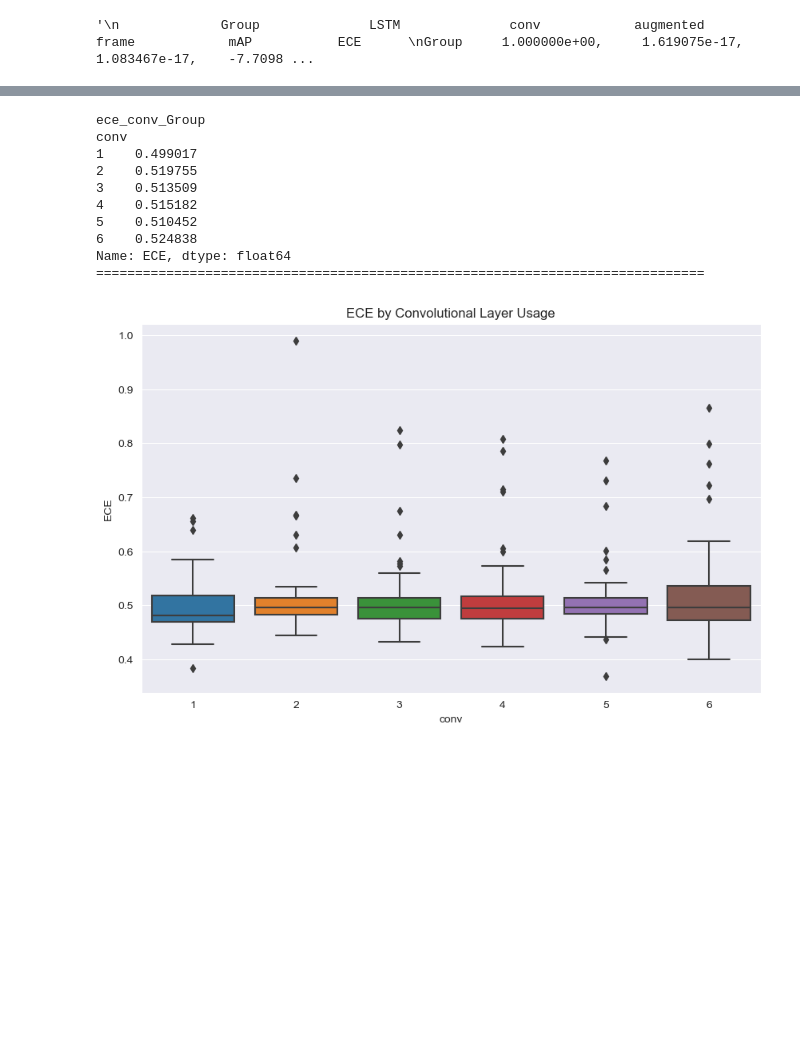
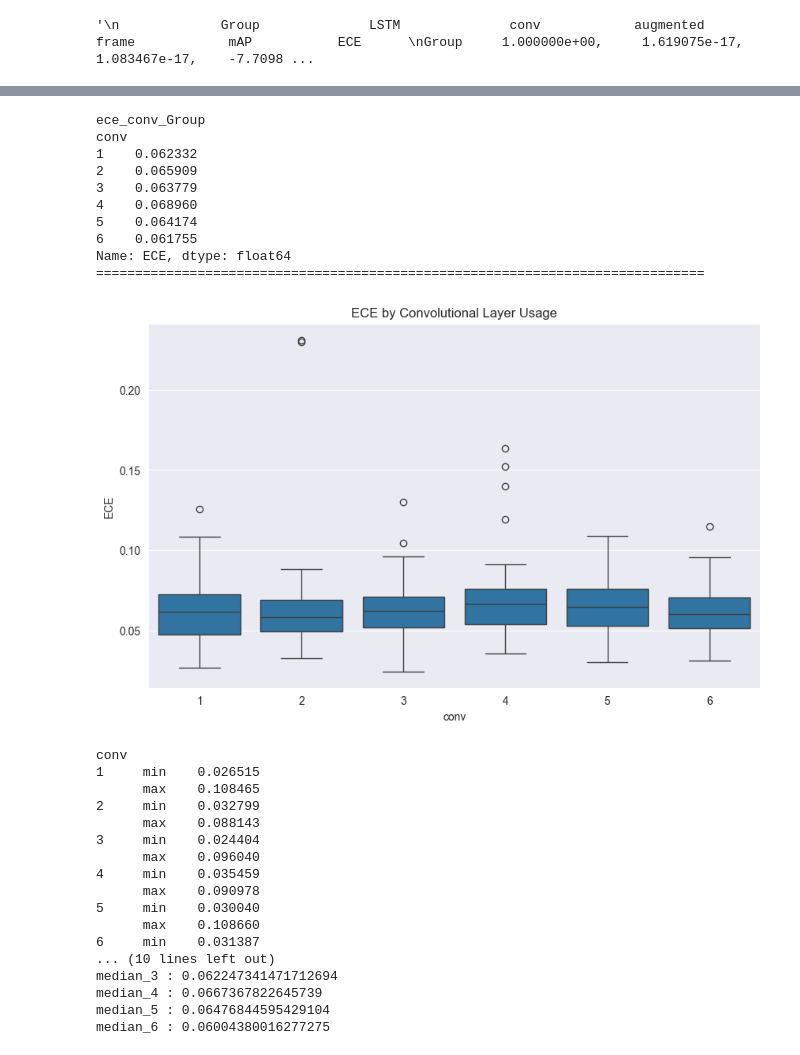
Before and after one commit to HMCHON/hfprND, a Jupyter notebook: Analysis.ipynb, the cells around one changed output, grey strips where cells are left out. Saved outputs shown, nothing was run; the diff lists cells and outputs as text; code cells hidden in the pictures; blank space fills up the shorter version.

```diff
--- a/Analysis.ipynb
+++ b/Analysis.ipynb
@@ -7,7 +7,7 @@ import matplotlib.pyplot as plt
 import seaborn as sns
 
 # 데이터 로드
-file_path = 'ece_result.csv'
+file_path = 'result.csv'
 df = pd.read_csv(file_path)
 
 # 데이터 확인
@@ -535,26 +824,86 @@ Name: ECE, dtype: float64
 # %%
 # Group by conv and calculate mean ECE
 ece_conv_Group = df.groupby('conv')['ECE'].mean()
 print("ece_conv_Group")
 print(ece_conv_Group)
 print('==============================================================================')
 # Boxplot of mAP by conv
 plt.figure(figsize=(10, 6))
 sns.boxplot(x='conv', y='ECE', data=df)
 plt.title('ECE by Convolutional Layer Usage')
 plt.show()
+
+# Function to filter outliers and calculate min, max
+def calculate_min_max_without_outliers(group):
+    Q1 = group.quantile(0.25)
+    Q3 = group.quantile(0.75)
+    IQR = Q3 - Q1
+    lower_bound = Q1 - 1.5 * IQR
+    upper_bound = Q3 + 1.5 * IQR
+    filtered_group = group[(group >= lower_bound) & (group <= upper_bound)]
+    return pd.Series({'min': filtered_group.min(), 'max': filtered_group.max()})
+
+# IQR 계산 함수
+def calculate_iqr(group):
+    Q1 = group.quantile(0.25)
+    Q3 = group.quantile(0.75)
+    IQR = Q3 - Q1
+    return IQR
+
+# Applying the function to each group (min, max)
+min_max_without_outliers = df.groupby('conv')['ECE'].apply(calculate_min_max_without_outliers)
+print(min_max_without_outliers)
+
+# Applying the function to each group (IQR)
+iqr = []
+iqr.append(calculate_iqr(df[df['conv'] == 1]['ECE']))
+iqr.append(calculate_iqr(df[df['conv'] == 2]['ECE']))
+iqr.append(calculate_iqr(df[df['conv'] == 3]['ECE']))
+iqr.append(calculate_iqr(df[df['conv'] == 4]['ECE']))
+iqr.append(calculate_iqr(df[df['conv'] == 5]['ECE']))
+iqr.append(calculate_iqr(df[df['conv'] == 6]['ECE']))
+for i in range(6):
+    print(f'IQR_{i+1} :', iqr[i])
+
+# Applying the function to each group (median)
+median = []
+median.append(np.median(df[df['conv'] == 1]['ECE']))
+median.append(np.median(df[df['conv'] == 2]['ECE']))
+median.append(np.median(df[df['conv'] == 3]['ECE']))
+median.append(np.median(df[df['conv'] == 4]['ECE']))
+median.append(np.median(df[df['conv'] == 5]['ECE']))
+median.append(np.median(df[df['conv'] == 6]['ECE']))
+for i in range(6):
+    print(f'median_{i+1} :', median[i])
 # %% [output]
 ece_conv_Group
 conv
-1    0.499017
-2    0.519755
-3    0.513509
-4    0.515182
-5    0.510452
-6    0.524838
+1    0.062332
+2    0.065909
+3    0.063779
+4    0.068960
+5    0.064174
+6    0.061755
 Name: ECE, dtype: float64
 ==============================================================================
-[figure, old version]
+[figure, new version]
+conv
+1     min    0.026515
+      max    0.108465
+2     min    0.032799
+      max    0.088143
+3     min    0.024404
+      max    0.096040
+4     min    0.035459
+      max    0.090978
+5     min    0.030040
+      max    0.108660
+6     min    0.031387
+... (10 lines left out)
+median_3 : 0.062247341471712694
+median_4 : 0.0667367822645739
+median_5 : 0.06476844595429104
+median_6 : 0.06004380016277275
 # %%
 # Group by frame and calculate mean ECE
 ece_frame_Group = df.groupby('frame')['ECE'].mean()
```
Also changed, not shown: parts of 13 cells of this notebook, 5 other files.
